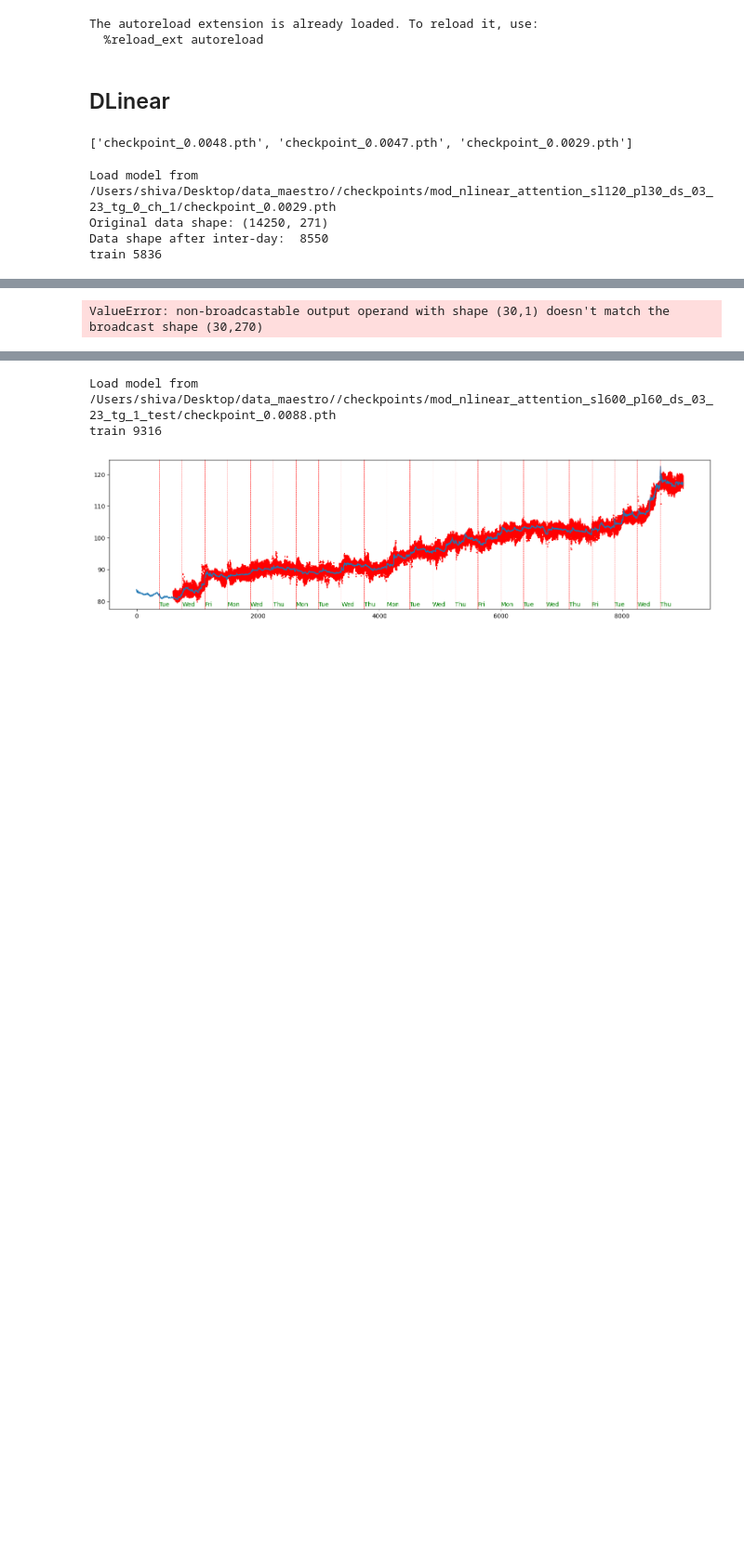
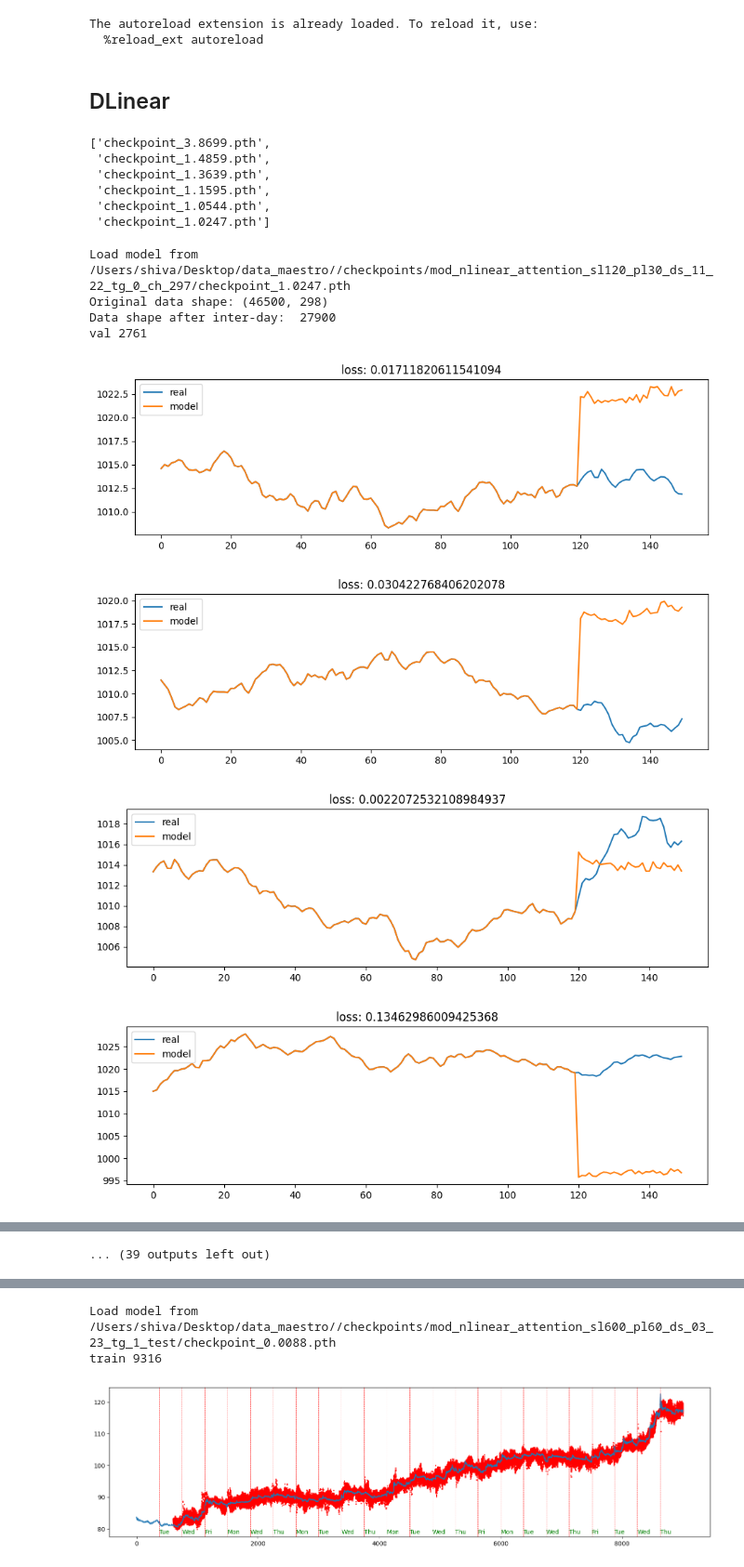
Before and after one commit to akashanand93/maestro, a Jupyter notebook: model_dev/visualize/visualize.ipynb, the cells around one changed output, grey strips where cells are left out. Shown at 93% size. Drawn from its saved outputs; the diff is of its cells as text; code cells hidden in the pictures; blank space fills up the shorter version.

```diff
--- a/model_dev/visualize/visualize.ipynb
+++ b/model_dev/visualize/visualize.ipynb
@@ -39,7 +46,7 @@ ltsf = "{}/ltsf".format(data_dir)
 args = {
    'root_path': ltsf,
    'checkpoints': '{}/checkpoints/'.format(data_dir),
-   'data_path': '03_23.csv',
+   'data_path': '11_22.csv,01_23.csv,03_23.csv',
    'seq_len': 120,
    'pred_len': 30,
    'batch_size': 1,
@@ -48,7 +55,7 @@ args = {
    'train_epochs': 20,
    'data_segment': None,
    'model': 'nlinear_attention',
-   'enc_in': 1,
+   'enc_in': 297,
    'patience': 5,
    'target': 0,
    'stocks': None
@@ -64,17 +71,26 @@ weights = os.listdir("{}/{}".format(args.checkpoints, setting))
 sorted_weights = sorted(weights, key=lambda x: float(x.replace('checkpoint_','').replace('.pth','')), reverse=True)
 sorted_weights
 # %% [output]
-['checkpoint_0.0048.pth', 'checkpoint_0.0047.pth', 'checkpoint_0.0029.pth']
+['checkpoint_3.8699.pth',
+ 'checkpoint_1.4859.pth',
+ 'checkpoint_1.3639.pth',
+ 'checkpoint_1.1595.pth',
+ 'checkpoint_1.0544.pth',
+ 'checkpoint_1.0247.pth']
 # %%
-vis = Visualize(args, mode='train', setting=setting, weights=sorted_weights[-1], title_meta=1, decision_log=0)
+vis = Visualize(args, mode='val', setting=setting, weights=sorted_weights[-1], title_meta=1, decision_log=0)
 loss_list, preds, trues = [], [], []
 for ts in tqdm(range(0, 5000, 60)):
     pred, true, loss = vis.plot(ts, plot=1, plt_len=None)
     preds.append(pred)
     trues.append(true)
     loss_list.append(loss)
 # %% [output]
-Load model from /Users/shiva/Desktop/data_maestro//checkpoints/mod_nlinear_attention_sl120_pl30_ds_03_23_tg_0_ch_1/checkpoint_0.0029.pth
-Original data shape: (14250, 271)
-Data shape after inter-day:  8550
-train 5836
+Load model from /Users/shiva/Desktop/data_maestro//checkpoints/mod_nlinear_attention_sl120_pl30_ds_11_22_tg_0_ch_297/checkpoint_1.0247.pth
+Original data shape: (46500, 298)
+Data shape after inter-day:  27900
+val 2761
+[figure, added]
+[figure, added]
+[figure, added]
+[figure, added]
@@ -81 +104 @@ train 5836
-ValueError: non-broadcastable output operand with shape (30,1) doesn't match the broadcast shape (30,270)
+... (39 outputs left out)
```
Also changed, not shown: parts of 26 cells of this notebook, 7 other files.
